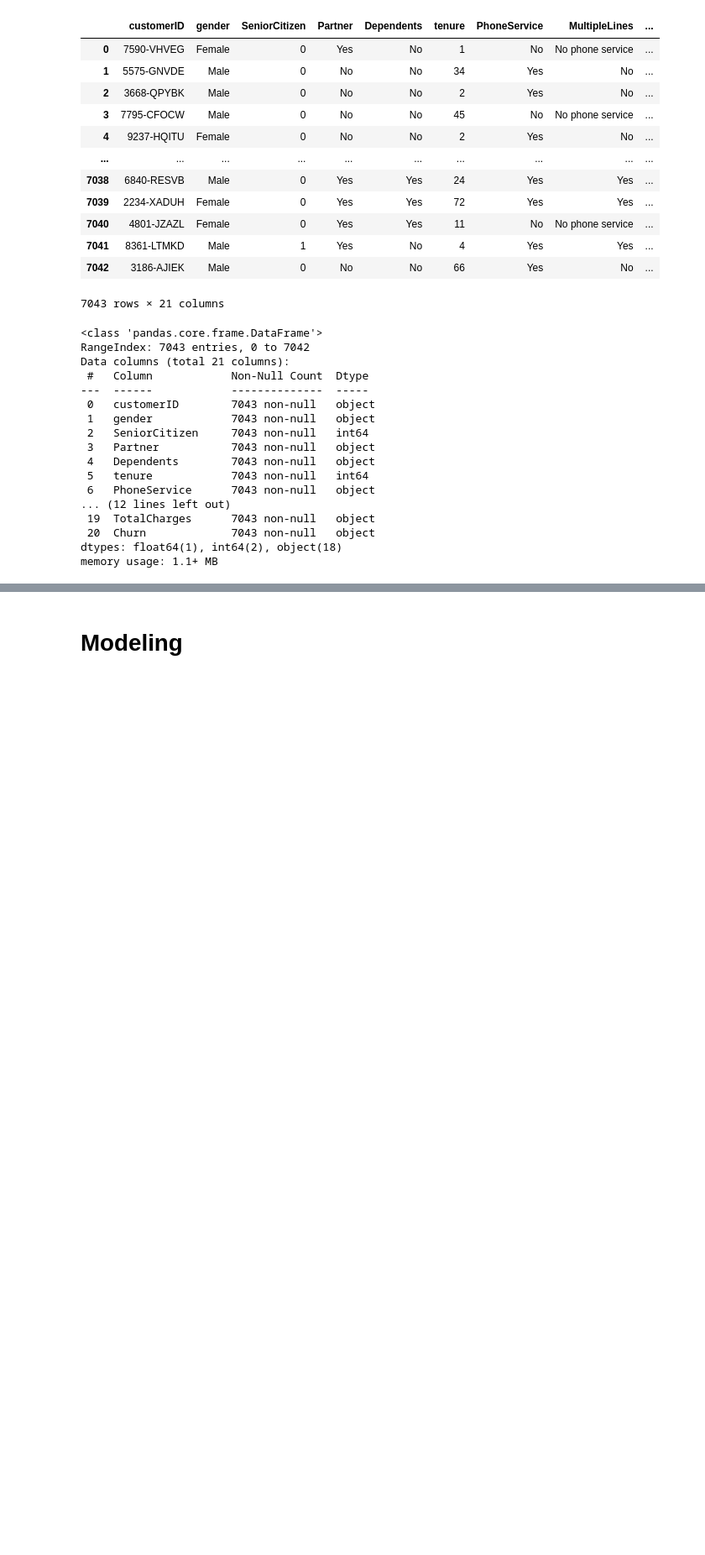
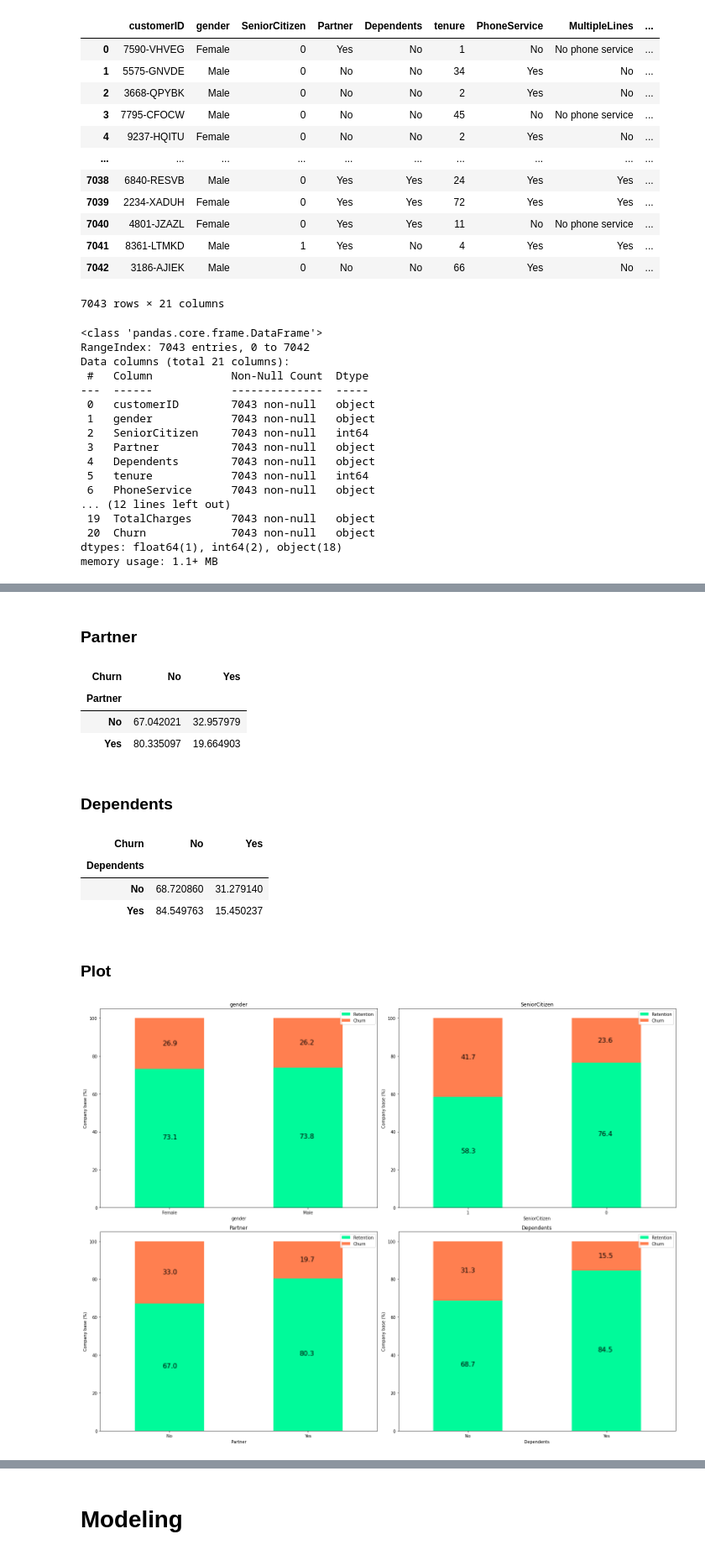
Before and after one commit to alfi0120/TelcoCustomerChurn, a Jupyter notebook: Telco Customer Churn.ipynb, the cells around one changed output, grey strips where cells are left out. Shown at 84% size. Cells and saved outputs as stored; diff of their text form; code cells hidden in the pictures; blank space fills up the shorter version.

```diff
--- a/Telco Customer Churn.ipynb
+++ b/Telco Customer Churn.ipynb
@@ -495,0 +120,4 @@ The minimum and maximum value of monthly and total charges from senior citizen i
+# %%
+gender_churn = (gender.div(gender.sum(axis=1), axis=0) * 100).sort_values(by=['Yes'], ascending=False)
+
+gender_churn
@@ -495,0 +131,6 @@ The minimum and maximum value of monthly and total charges from senior citizen i
+# %%
+senior_citizen = df[['customerID', 'SeniorCitizen', 'Churn']]
+citizen = senior_citizen.groupby([senior_citizen['SeniorCitizen'], senior_citizen['Churn']])['customerID'].count().unstack(level=1)
+senior_citizen_churn = (citizen.div(citizen.sum(axis=1), axis=0) * 100).sort_values(by=['Yes'], ascending=False)
+
+senior_citizen_churn
@@ -495,0 +149,34 @@ The minimum and maximum value of monthly and total charges from senior citizen i
+# %% [markdown]
+### Partner
+# %%
+partner = df[['customerID', 'Partner', 'Churn']]
+partner = partner.groupby([partner['Partner'], partner['Churn']])['customerID'].count().unstack(level=1)
+partner_churn = (partner.div(partner.sum(axis=1), axis=0) * 100).sort_values(by=['Yes'], ascending=False)
+
+partner_churn
+# %% [output]
+| Churn | No | Yes |
+| Partner |  |  |
+| No | 67.042021 | 32.957979 |
+| Yes | 80.335097 | 19.664903 |
+# %% [markdown]
+### Dependents
+# %%
+dependents = df[['customerID', 'Dependents', 'Churn']]
+dependents = dependents.groupby([dependents['Dependents'], dependents['Churn']])['customerID'].count().unstack(level=1)
+dependents_churn = (dependents.div(dependents.sum(axis=1), axis=0) * 100).sort_values(by=['Yes'], ascending=False)
+
+dependents_churn
+# %% [output]
+| Churn | No | Yes |
+| Dependents |  |  |
+| No | 68.720860 | 31.279140 |
+| Yes | 84.549763 | 15.450237 |
+# %% [markdown]
+### Plot
+# %%
+df_demographic = [gender_churn, senior_citizen_churn, partner_churn, dependents_churn]
+titles = ['gender', 'SeniorCitizen', 'Partner', 'Dependents']
+plot_stacked_bars(df_demographic, titles)
+# %% [output]
+[figure, added]
```
Also changed, not shown: parts of 172 cells of this notebook.
